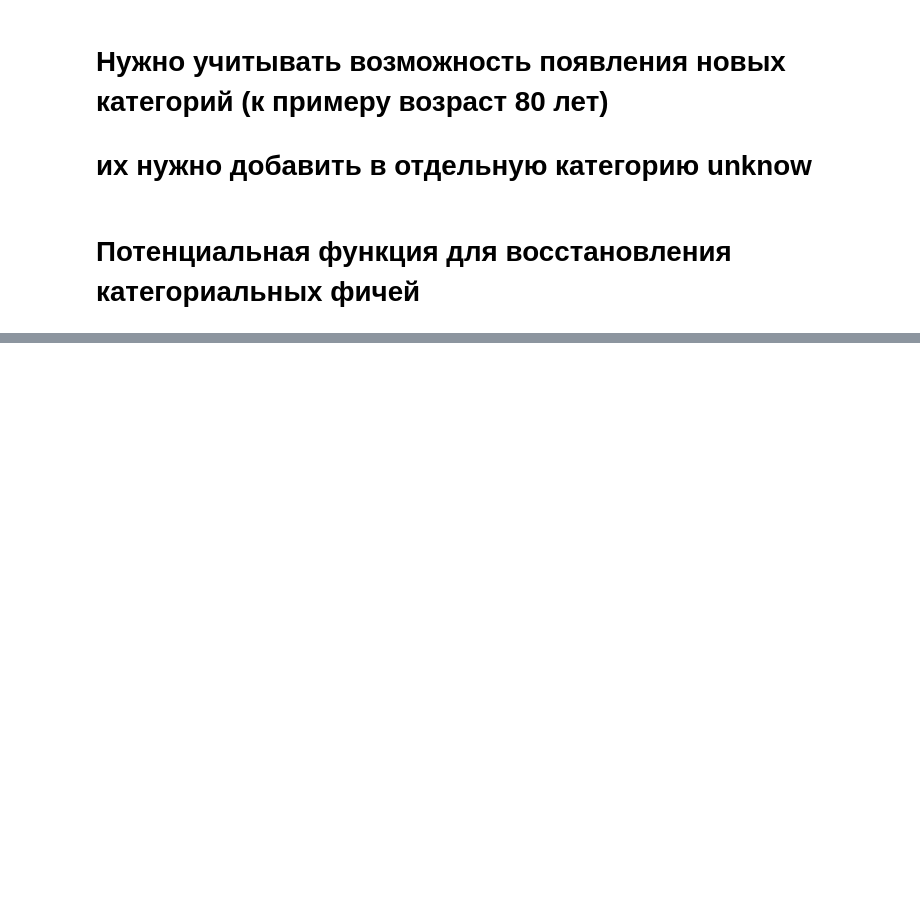
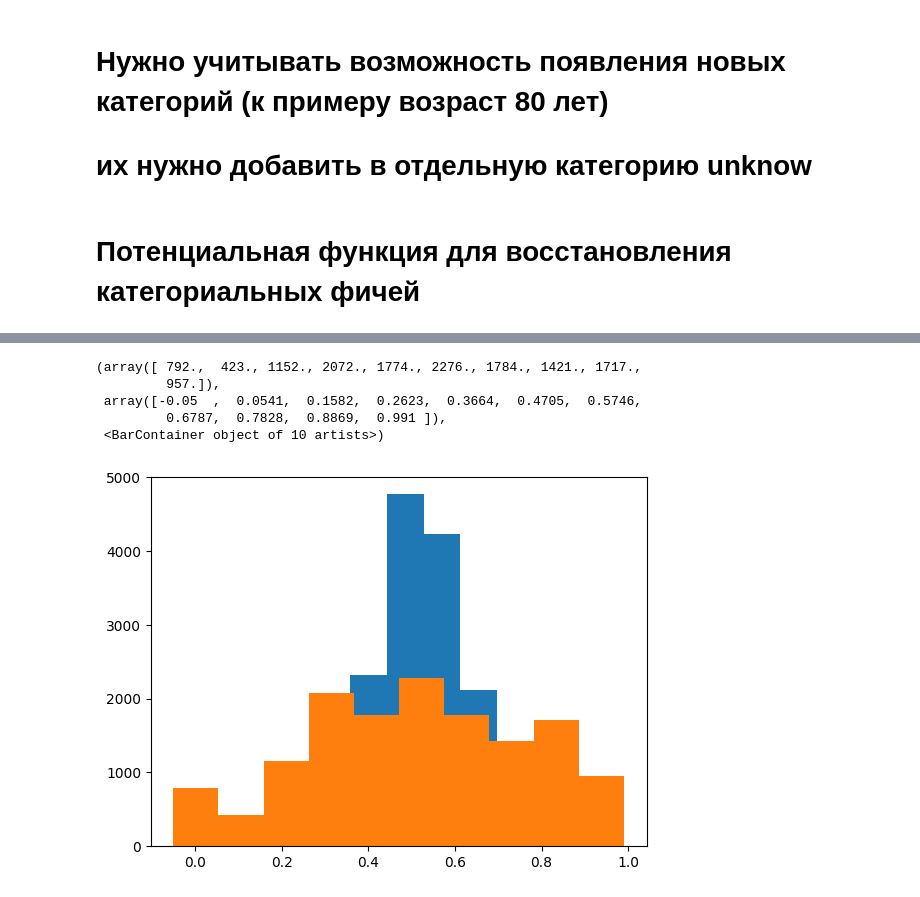
Before and after one commit to he11scream/DS_projects, a Jupyter notebook: Regression/Comp.ipynb, the cells around one changed output, grey strips where cells are left out. Cells and saved outputs as stored; diff of their text form; code cells hidden in the pictures; blank space fills up the shorter version.

```diff
--- a/Regression/Comp.ipynb
+++ b/Regression/Comp.ipynb
@@ -338,0 +378,10 @@ array([[0.98785377],
+# %%
+plt.hist(oof_pred.data[:, 0])
+plt.hist(tr_data['target'])
+# %% [output]
+(array([ 792.,  423., 1152., 2072., 1774., 2276., 1784., 1421., 1717.,
+         957.]),
+ array([-0.05  ,  0.0541,  0.1582,  0.2623,  0.3664,  0.4705,  0.5746,
+         0.6787,  0.7828,  0.8869,  0.991 ]),
+ <BarContainer object of 10 artists>)
+[figure, added]
```
Also changed, not shown: parts of 50 cells of this notebook.
